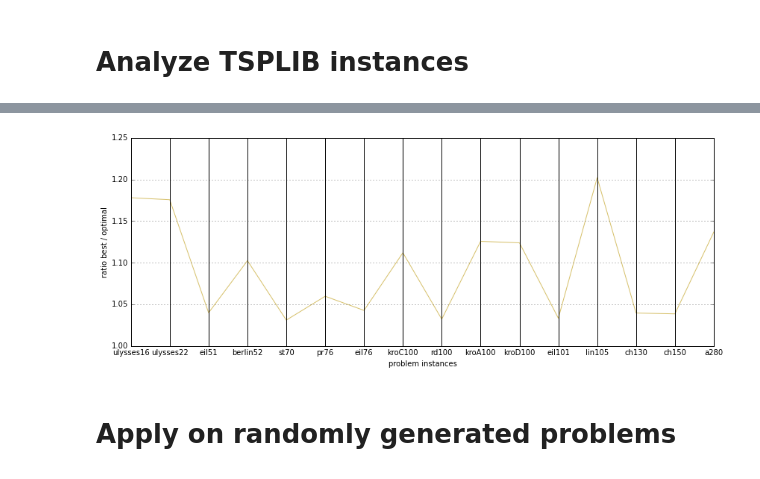
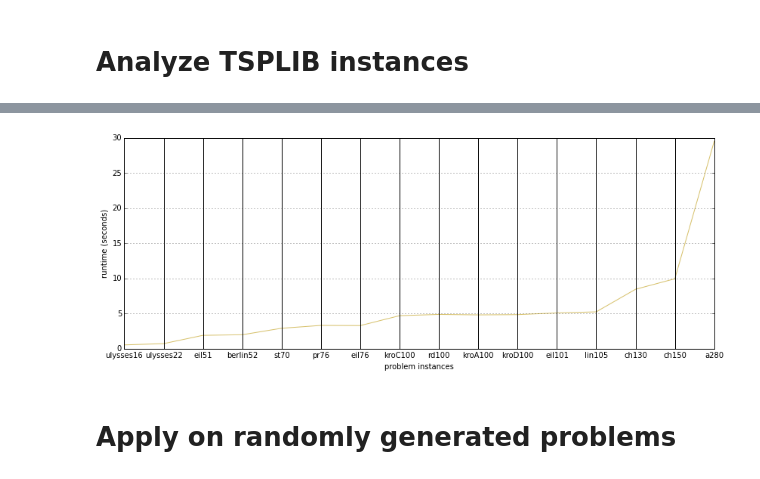
Before and after one commit to fracta/ift6751_metaheuristiques_optimisation-, a Jupyter notebook: devoir3/src/Homework3.ipynb, the cells around one changed output, grey strips where cells are left out. Saved outputs shown, nothing was run; the diff lists cells and outputs as text; code cells hidden in the pictures.

```diff
--- a/devoir3/src/Homework3.ipynb
+++ b/devoir3/src/Homework3.ipynb
@@ -179,9 +180,9 @@ cdef class ElasticNet:
     cdef public double M, alpha, beta, K, radius
     cdef public np.ndarray neurons, customers
     cdef public int num_neurons
-    def __init__(self, tsp_problem, double M=2.5, double alpha=0.2, double beta=2.0, double K=0.2, double radius=0.1):
+    def __init__(self, tsp_problem, double M=2.5, double alpha=0.2, double beta=2.0, double K=0.2, double radius=0.01):
         assert(0.02 <= K <= 0.2), "value outside of recommended range"
-        # capture
+        # capture arguments
         self.M = M
         self.alpha = alpha
         self.beta = beta
@@ -205,13 +206,13 @@ cdef class ElasticNet:
         return
 
 
-    def minimize_distance(self, weights):
+    cpdef np.ndarray minimize_distance(self, np.ndarray weights):
         """minimization of distance between cities and neurons"""
         delta = self.customers[:,np.newaxis] - self.neurons
         return np.array([np.dot(weights[:,i], delta[:,i]) for i in range(self.num_neurons)])
 
 
-    def minimize_length(self):
+    cpdef np.ndarray minimize_length(self):
         """minimization of length of elastic, between neurons"""
         neurons = self.neurons
         # leftmost: -1; 0; 1
@@ -224,7 +225,7 @@ cdef class ElasticNet:
         return np.concatenate((left, rest, right))
 
 
-    def update_neurons(self, weights):
+    cpdef update_neurons(self, np.ndarray weights):
         """update the position of neurons, going towards convergence"""
         # calculate the two forces
         distance = self.minimize_distance(weights)
@@ -235,7 +236,7 @@ cdef class ElasticNet:
         return
 
 
-    def calculate_weights(self):
+    cpdef np.ndarray calculate_weights(self):
         """w_ij between net units and customers"""
         # compute the distance between points on the ring and customers
         delta = self.customers[:,np.newaxis] - self.neurons
@@ -245,14 +246,14 @@ cdef class ElasticNet:
         return weights
 
 
-    def iterate(self):
+    cpdef iterate(self):
         """perform one iteration"""
         weights = self.calculate_weights()
         self.update_neurons(weights)
         return
 
 
-    def decode_solution(self, distance_matrix):
+    def decode_solution(self, np.ndarray distance_matrix):
         """takes an elastic net and infers the TSP tour corresponding"""
         delta = self.customers[:,np.newaxis] - self.neurons
         distance_squared = (delta**2).sum(axis=2)
@@ -360,7 +361,7 @@ def iterate(prob, num_iters, iteration_size, coef, low=0.01):
 
 opt_routes = dict()
 opt_dist = dict()
-
+times = dict()
 for name in names:
     # let's solve it
     prob = problems[name]
@@ -368,7 +369,9 @@ for name in names:
     fig, axes = plt.subplots(1, 3, figsize=(12, 4))
 
     # create the Elastic Net solution
-    net = iterate(prob, 100, 25, 0.95, 0.01)
+    s = timeit.default_timer()
+    net = iterate(prob, 280, 25, 0.99, 0.01)
+    e = timeit.default_timer()
     net.show_state(axes[0])
     route = net.decode_solution(prob.distance_matrix)
     opt_route = route.copy()
@@ -382,5 +385,6 @@ for name in names:
     sol = Route(solutions[name])
     display(problems[name], sol, ax=axes[2])
     opt_dist[name] = sol.get_distance_int(prob.original_distance_matrix)
+    times[name] = e - s
     savefig("../draft/figs/{}.png".format(prob.name))
 # %% [output]
@@ -426,11 +441,18 @@ ratios = DataFrame([fig_data], columns=fig_names)
 # %%
+# plot the runtime
+
+runtime = map(lambda x: times[x], names)
+runtime.insert(0, "")
+runtime_data = DataFrame([runtime], columns=fig_names)
+
+
 plt.figure(figsize=(14, 5))
-parallel_coordinates(ratios, "performance")
+parallel_coordinates(runtime_data, "performance")
 plt.xlabel("problem instances")
-plt.ylabel("ratio best / optimal")
-savefig("../draft/figs/ratios.png")
+plt.ylabel("runtime (seconds)")
+savefig("../draft/figs/runtimes.png")
 # %% [output]
-[figure, old version]
+[figure, new version]
 # %% [markdown]
 # Apply on randomly generated problems
 # %%
```
Also changed, not shown: parts of 5 cells of this notebook, 27 other files.
